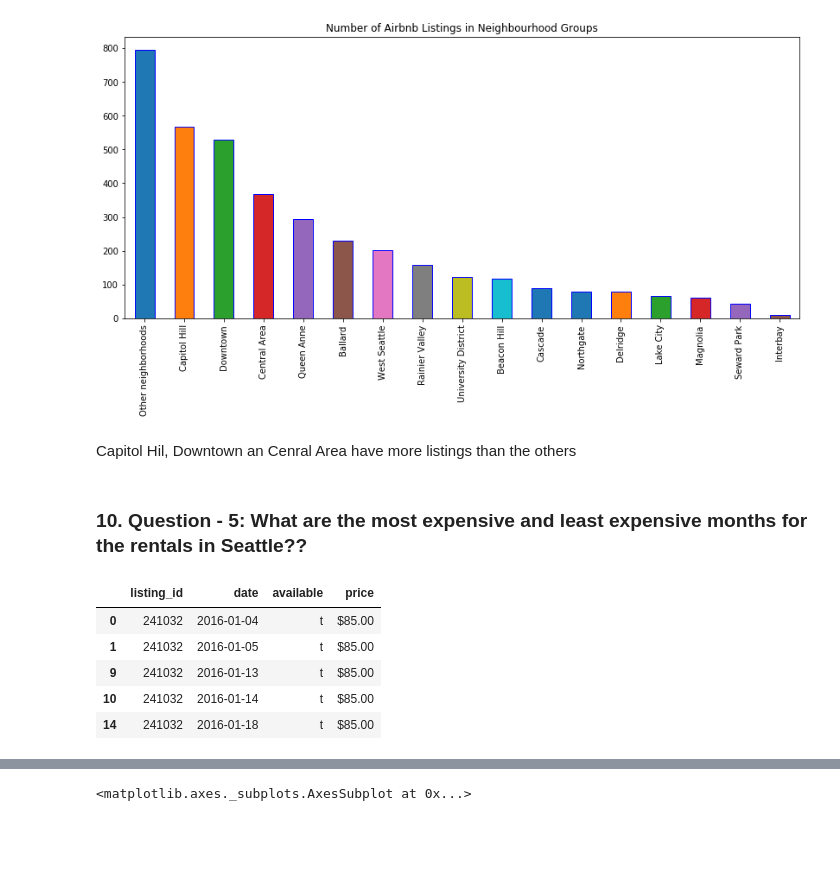
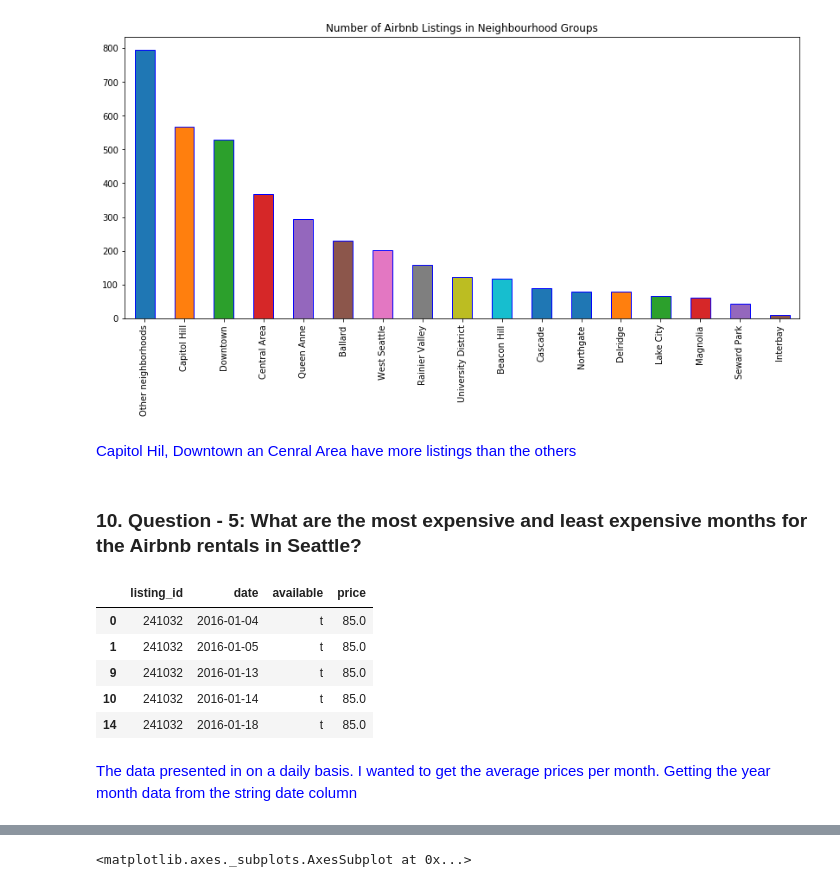
Before and after one commit to anandhikrishnamurthy/Seattle_Airbnb_Rentals, a Jupyter notebook: Udacity_Term2_Project_Seattle_Airbnb.ipynb, the cells around one changed output, grey strips where cells are left out. Saved outputs shown, nothing was run; the diff lists cells and outputs as text; code cells hidden in the pictures; blank space fills up the shorter version.

```diff
--- a/Udacity_Term2_Project_Seattle_Airbnb.ipynb
+++ b/Udacity_Term2_Project_Seattle_Airbnb.ipynb
@@ -118,0 +123,5 @@ First checking all the numeric columns
+# %%
+df_1 = listing.copy() #This will be used in the visualizations.
+df_1['price']=df_1['price'].replace('[\$,]', '', regex=True).astype(float)
+calendar_1 = calendar.copy()
+calendar_1['price']=calendar_1['price'].replace('[\$,]', '', regex=True).astype(float)
@@ -1111,18 +937,20 @@ plt.title("Number of Airbnb Listings in Neighbourhood Groups")
 Text(0.5,1,'Number of Airbnb Listings in Neighbourhood Groups')
 [figure]
 # %% [markdown]
-Capitol Hil, Downtown an Cenral Area have more listings than the others
+<font color='blue'> Capitol Hil, Downtown an Cenral Area have more listings than the others
 # %% [markdown]
-### 10. Question - 5:  What are the most expensive and least expensive months  for the rentals in Seattle??
+### 10. Question - 5:  What are the most expensive and least expensive months for the Airbnb rentals in Seattle?
 # %%
-df_month = calendar.copy()
+df_month = calendar_1.copy()
 df_month = df_month.dropna()
 df_month.head()
 # %% [output]
 |  | listing_id | date | available | price |
-| 0 | 241032 | 2016-01-04 | t | $85.00 |
-| 1 | 241032 | 2016-01-05 | t | $85.00 |
-| 9 | 241032 | 2016-01-13 | t | $85.00 |
-| 10 | 241032 | 2016-01-14 | t | $85.00 |
-| 14 | 241032 | 2016-01-18 | t | $85.00 |
+| 0 | 241032 | 2016-01-04 | t | 85.0 |
+| 1 | 241032 | 2016-01-05 | t | 85.0 |
+| 9 | 241032 | 2016-01-13 | t | 85.0 |
+| 10 | 241032 | 2016-01-14 | t | 85.0 |
+| 14 | 241032 | 2016-01-18 | t | 85.0 |
+# %% [markdown]
+<font color='blue'> The data presented in on a daily basis. I wanted to get the average prices per month. Getting the year month data from the string date column
 # %%
```
Also changed, not shown: parts of 171 cells of this notebook.
